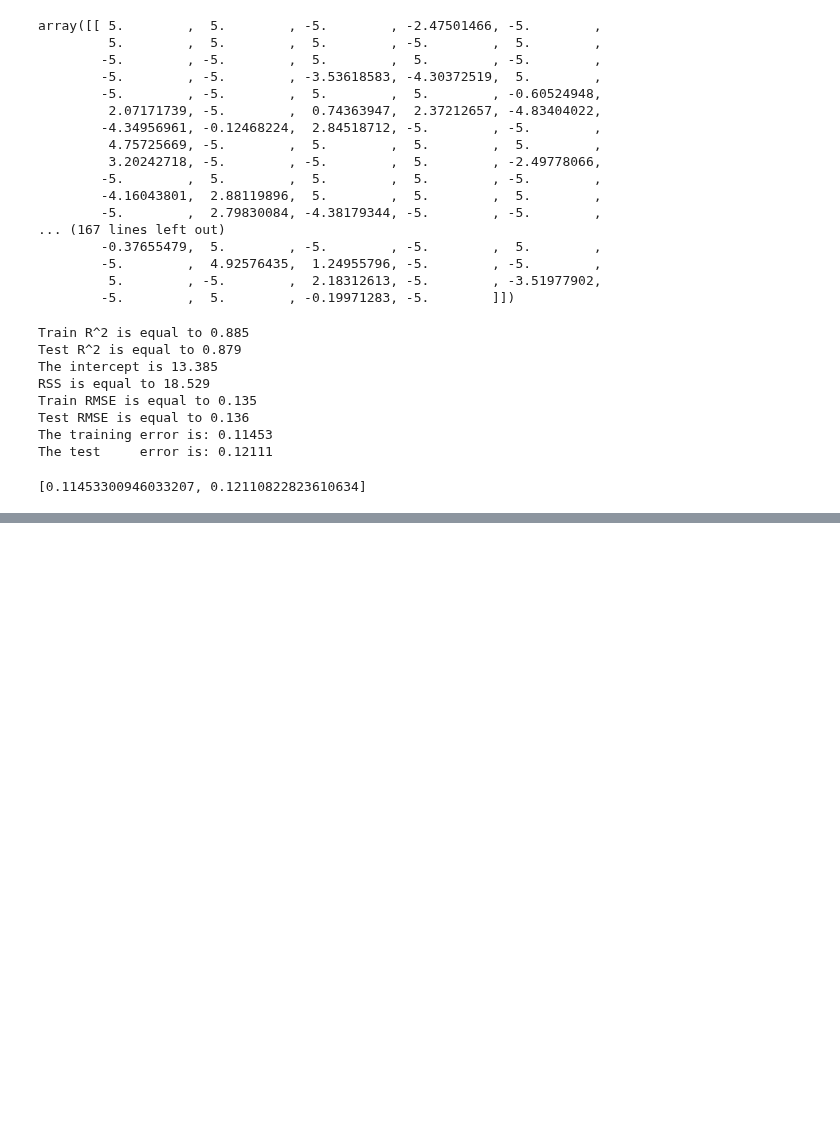
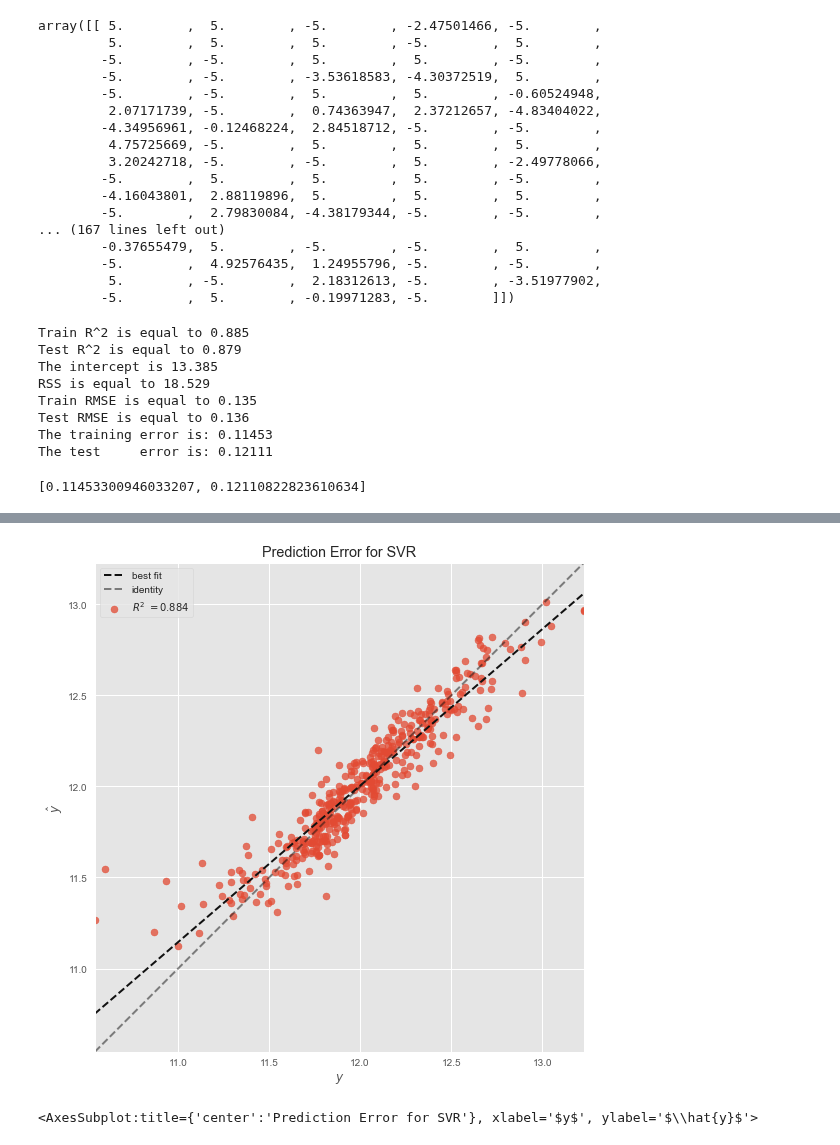
Before and after one commit to suhitasva/ML_Project, a Jupyter notebook: SVR_models.ipynb, the cells around one changed output, grey strips where cells are left out. Saved outputs shown, nothing was run; the diff lists cells and outputs as text; code cells hidden in the pictures; blank space fills up the shorter version.

```diff
--- a/SVR_models.ipynb
+++ b/SVR_models.ipynb
@@ -428,0 +425,9 @@ The test     error is: 0.10079
+# %%
+plt.figure(figsize = (16,9))
+visualizer = PredictionError(SVR())
+visualizer.fit(trainX_trans, np.log(trainY))
+visualizer.score(testX_trans, np.log(testY))
+visualizer.poof()
+# %% [output]
+[figure, added]
+<AxesSubplot:title={'center':'Prediction Error for SVR'}, xlabel='$y$', ylabel='$\\hat{y}$'>
```
Also changed, not shown: parts of 8 cells of this notebook.
